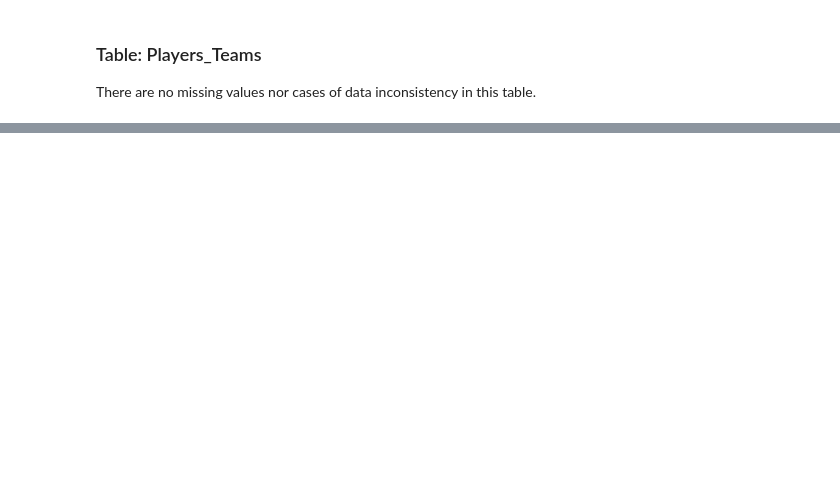
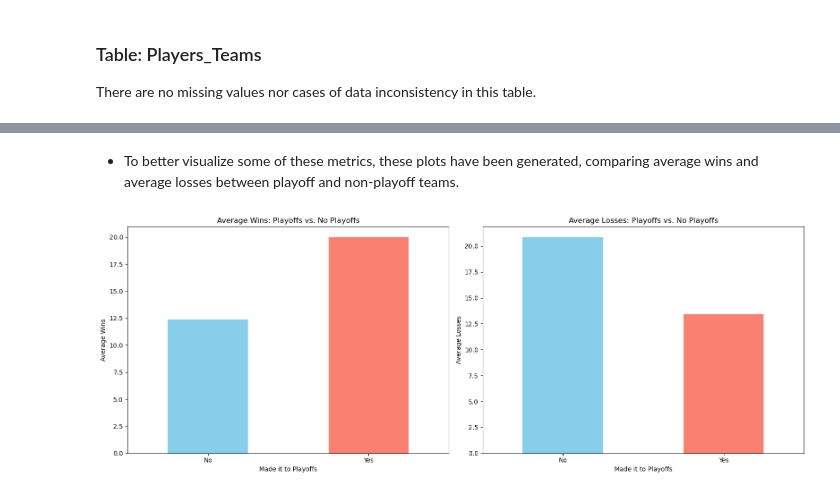
Before and after one commit to Pedro-CAB/AC-Project, a Jupyter notebook: data_analysis.ipynb, the cells around one changed output, grey strips where cells are left out. Drawn from its saved outputs; the diff is of its cells as text; code cells hidden in the pictures; blank space fills up the shorter version.

```diff
--- a/data_analysis.ipynb
+++ b/data_analysis.ipynb
@@ -534,0 +598,8 @@ teams.drop(columns=['divID'], inplace=True)
+# %%
+# Selecting key performance metrics
+key_metrics = ['won', 'homeW', 'awayW', 'confW', 'lost', 'homeL', 'awayL', 'confL', 'rank', 'attend']
+
+# Grouping by 'playoff' and computing the mean for each metric
+grouped_metrics = teams.groupby('playoff')[key_metrics].mean()
+
+grouped_metrics
@@ -534,0 +611,24 @@ teams.drop(columns=['divID'], inplace=True)
+# %% [markdown]
+- To better visualize some of these metrics, these plots have been generated, comparing average wins and average losses between playoff and non-playoff teams.
+# %%
+# Plotting average wins and losses for playoff vs. non-playoff teams
+fig, ax = plt.subplots(1, 2, figsize=(16, 6))
+
+# Wins
+grouped_metrics['won'].plot(kind='bar', ax=ax[0], color=['skyblue', 'salmon'])
+ax[0].set_title('Average Wins: Playoffs vs. No Playoffs')
+ax[0].set_xlabel('Made it to Playoffs')
+ax[0].set_ylabel('Average Wins')
+ax[0].set_xticklabels(['No', 'Yes'], rotation=0)
+
+# Losses
+grouped_metrics['lost'].plot(kind='bar', ax=ax[1], color=['skyblue', 'salmon'])
+ax[1].set_title('Average Losses: Playoffs vs. No Playoffs')
+ax[1].set_xlabel('Made it to Playoffs')
+ax[1].set_ylabel('Average Losses')
+ax[1].set_xticklabels(['No', 'Yes'], rotation=0)
+
+plt.tight_layout()
+plt.show()
+# %% [output]
+[figure, added]
```
Also changed, not shown: parts of 12 cells of this notebook.
